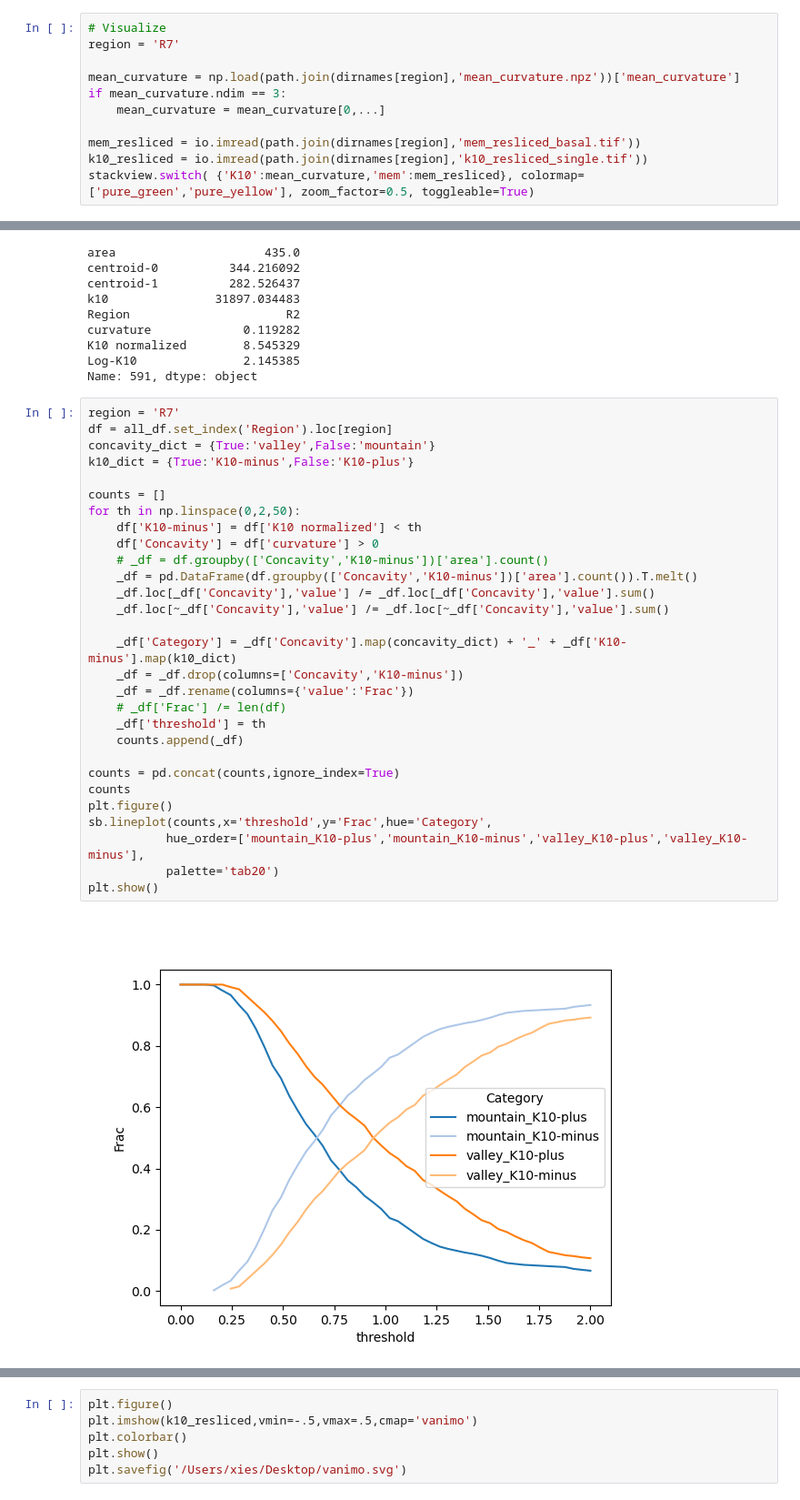
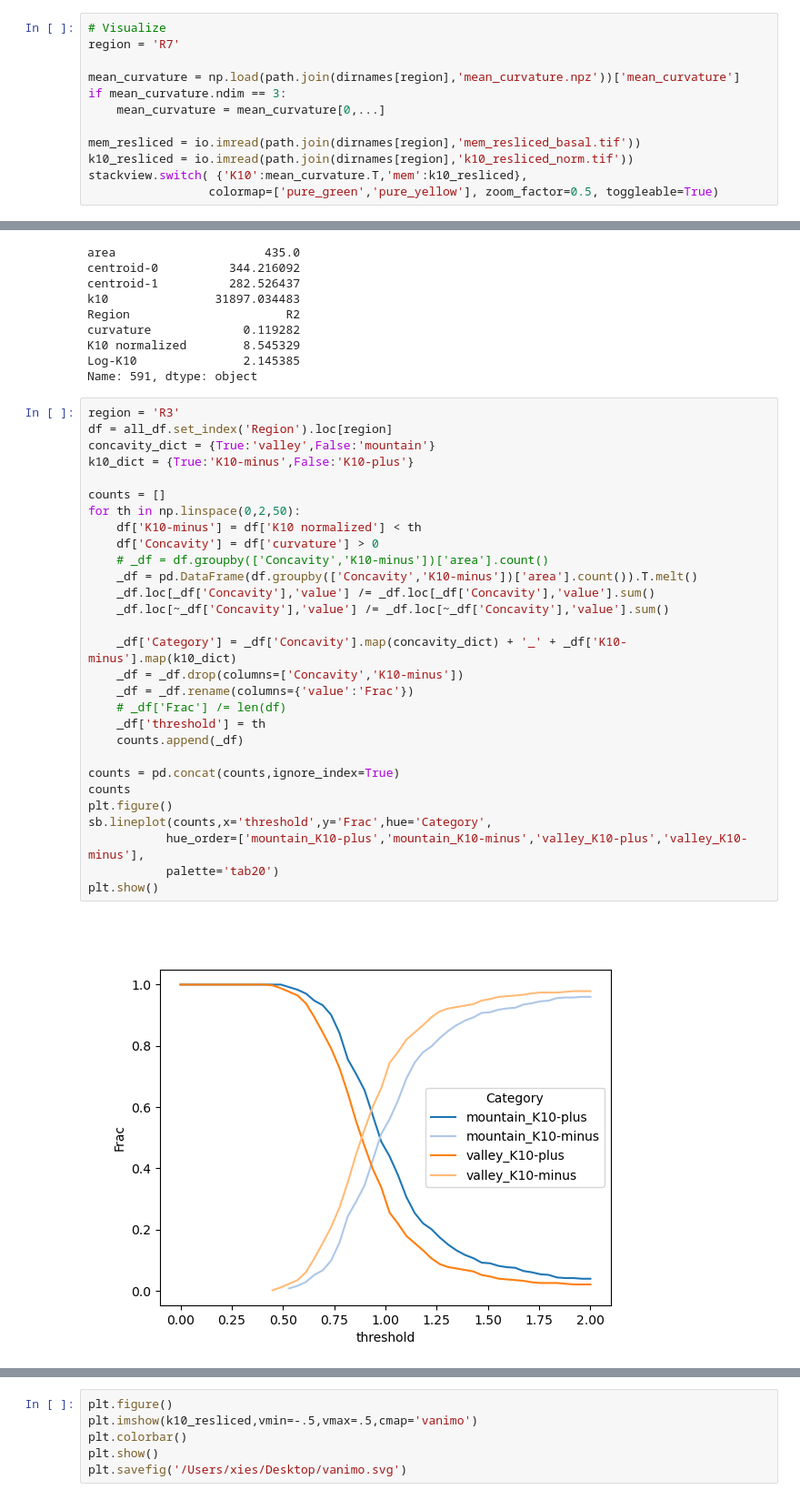
Before and after one commit to xies/mouse_skin_size_control, a Jupyter notebook: 2025_lineage_analysis/k10_analysis/reslice_k10_flat.ipynb, the cells around one changed output, grey strips where cells are left out. Shown at 91% size. Cells and saved outputs as stored; diff of their text form.

```diff
--- a/2025_lineage_analysis/k10_analysis/reslice_k10_flat.ipynb
+++ b/2025_lineage_analysis/k10_analysis/reslice_k10_flat.ipynb
@@ -175,8 +186,9 @@ if mean_curvature.ndim == 3:
     mean_curvature = mean_curvature[0,...]
 
 mem_resliced = io.imread(path.join(dirnames[region],'mem_resliced_basal.tif'))
-k10_resliced = io.imread(path.join(dirnames[region],'k10_resliced_single.tif'))
-stackview.switch( {'K10':mean_curvature,'mem':mem_resliced}, colormap=['pure_green','pure_yellow'], zoom_factor=0.5, toggleable=True)
+k10_resliced = io.imread(path.join(dirnames[region],'k10_resliced_norm.tif'))
+stackview.switch( {'K10':mean_curvature.T,'mem':k10_resliced},
+                 colormap=['pure_green','pure_yellow'], zoom_factor=0.5, toggleable=True)
 # %% [output]
 HBox(children=(VBox(children=(VBox(children=(HBox(children=(VBox(children=(ImageWidget(height=427, width=427),…
 # %%
@@ -268,36 +280,36 @@ K10 normalized        8.545329
 Log-K10               2.145385
 Name: 591, dtype: object
 # %%
-region = 'R7'
+region = 'R3'
 df = all_df.set_index('Region').loc[region]
 concavity_dict = {True:'valley',False:'mountain'}
 k10_dict = {True:'K10-minus',False:'K10-plus'}
 
 counts = []
 for th in np.linspace(0,2,50):
     df['K10-minus'] = df['K10 normalized'] < th
     df['Concavity'] = df['curvature'] > 0
     # _df = df.groupby(['Concavity','K10-minus'])['area'].count()
     _df = pd.DataFrame(df.groupby(['Concavity','K10-minus'])['area'].count()).T.melt()
     _df.loc[_df['Concavity'],'value'] /= _df.loc[_df['Concavity'],'value'].sum()
     _df.loc[~_df['Concavity'],'value'] /= _df.loc[~_df['Concavity'],'value'].sum()
 
     _df['Category'] = _df['Concavity'].map(concavity_dict) + '_' + _df['K10-minus'].map(k10_dict)
     _df = _df.drop(columns=['Concavity','K10-minus'])
     _df = _df.rename(columns={'value':'Frac'})
     # _df['Frac'] /= len(df)
     _df['threshold'] = th
     counts.append(_df)
 
 counts = pd.concat(counts,ignore_index=True)
 counts
 plt.figure()
 sb.lineplot(counts,x='threshold',y='Frac',hue='Category',
            hue_order=['mountain_K10-plus','mountain_K10-minus','valley_K10-plus','valley_K10-minus'],
            palette='tab20')
 plt.show()
 # %% [output]
-[figure, old version]
+[figure, new version]
 # %%
 from basicUtils import nonan_pairs
 from scipy import stats
```
Also changed, not shown: parts of 10 cells of this notebook, 3 other files.
